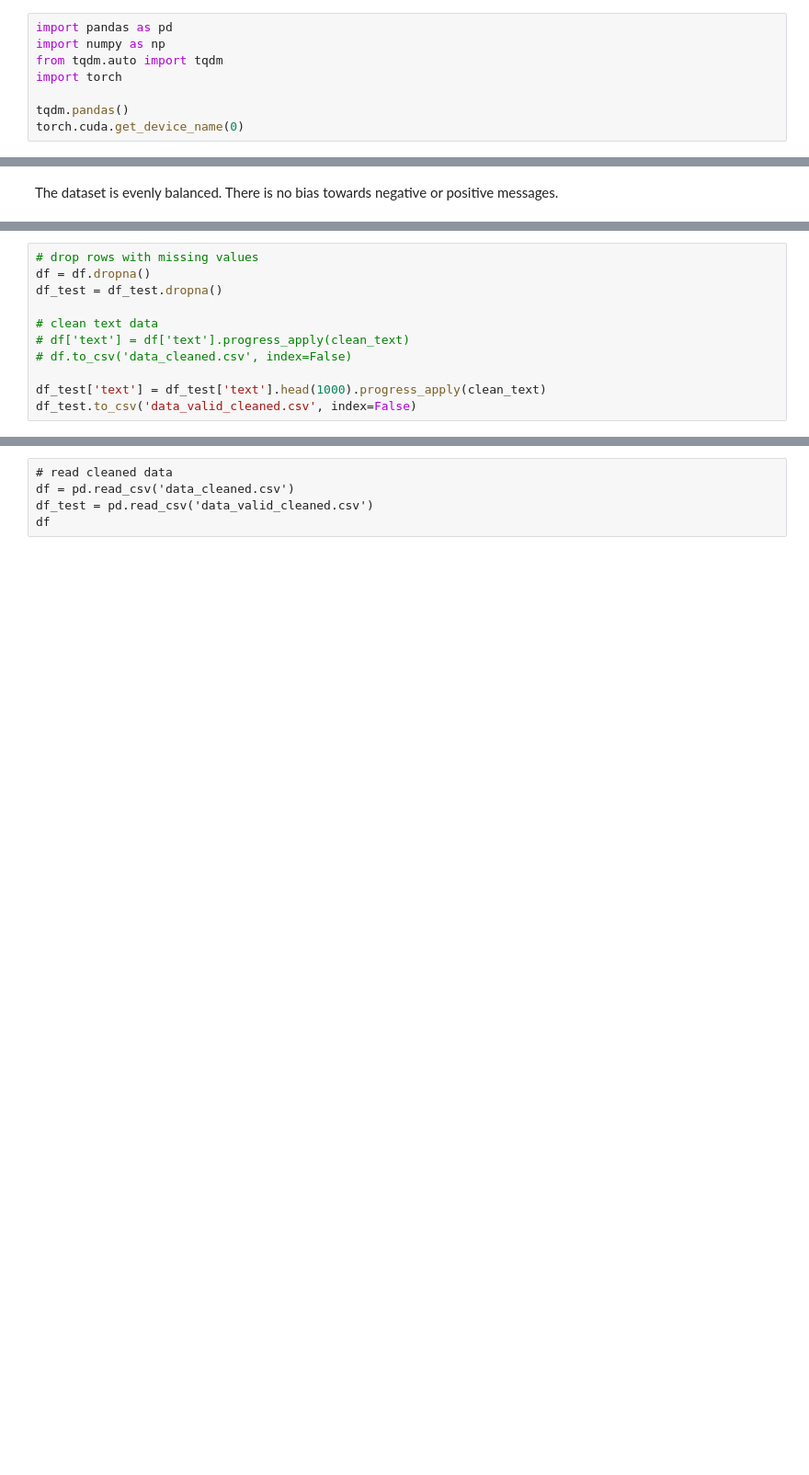
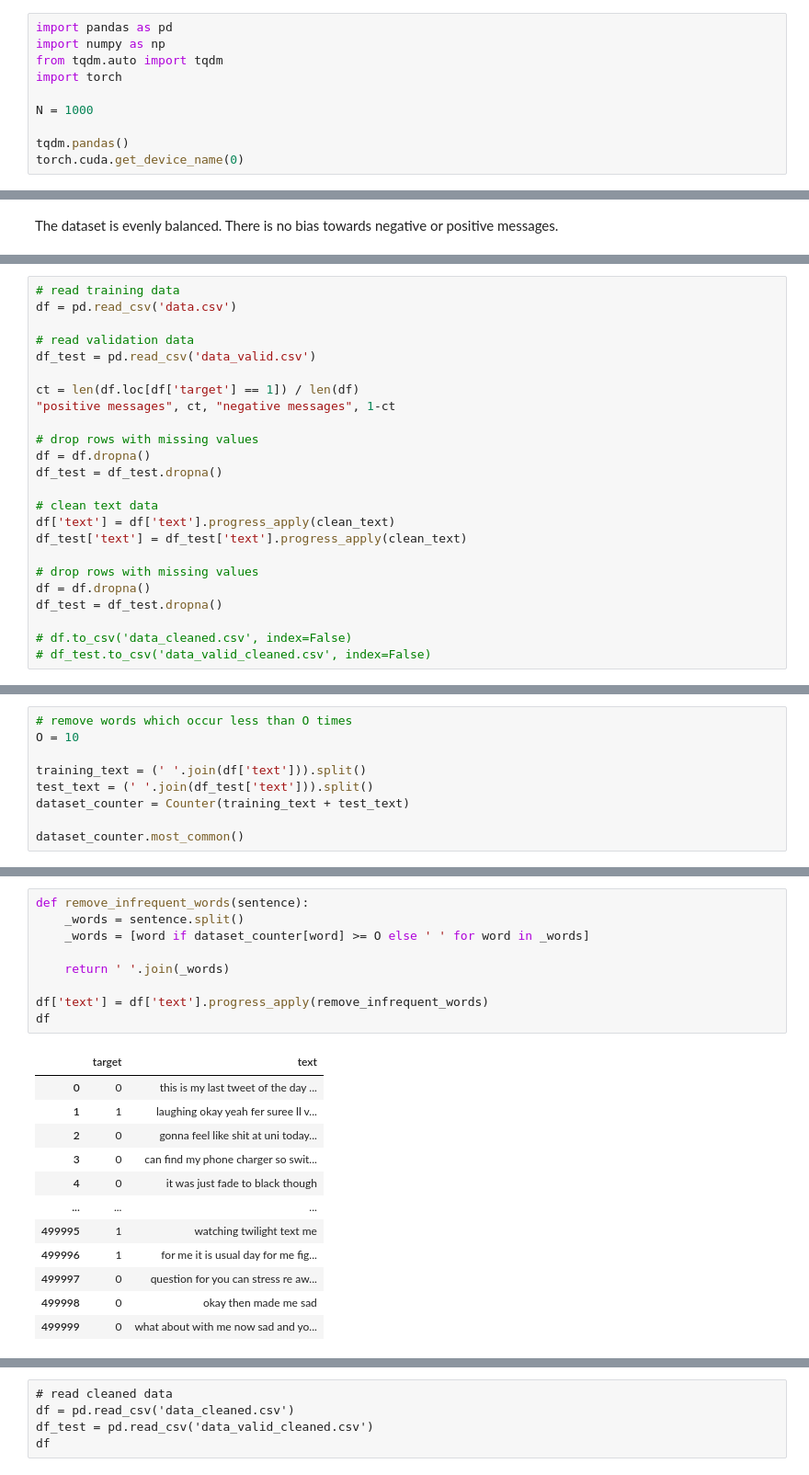
Before and after one commit to HerrMotz/AGDML-Lab, a Jupyter notebook: 0_Final/0_Final.ipynb, the cells around one changed output, grey strips where cells are left out. Shown at 92% size. Cells and saved outputs as stored; diff of their text form; blank space fills up the shorter version.

Commit message:
cleaning up the code and add word frequency filter

```diff
--- a/0_Final/0_Final.ipynb
+++ b/0_Final/0_Final.ipynb
@@ -12,6 +12,8 @@ import numpy as np
 from tqdm.auto import tqdm
 import torch
 
+N = 1000
+
 tqdm.pandas()
 torch.cuda.get_device_name(0)
 # %% [output]
@@ -138,11 +167,24 @@ def clean_text(text):
 # %%
+# read training data
+df = pd.read_csv('data.csv')
+
+# read validation data
+df_test = pd.read_csv('data_valid.csv')
+
+ct = len(df.loc[df['target'] == 1]) / len(df)
+"positive messages", ct, "negative messages", 1-ct
+
 # drop rows with missing values
 df = df.dropna()
 df_test = df_test.dropna()
 
 # clean text data
-# df['text'] = df['text'].progress_apply(clean_text)
+df['text'] = df['text'].progress_apply(clean_text)
+df_test['text'] = df_test['text'].progress_apply(clean_text)
+
+# drop rows with missing values
+df = df.dropna()
+df_test = df_test.dropna()
+
 # df.to_csv('data_cleaned.csv', index=False)
-
-df_test['text'] = df_test['text'].head(1000).progress_apply(clean_text)
-df_test.to_csv('data_valid_cleaned.csv', index=False)
+# df_test.to_csv('data_valid_cleaned.csv', index=False)
@@ -152,0 +191,9 @@ clean_text("can't find my phone charger.. So I'm switching my service over to my
+# %%
+# remove words which occur less than O times
+O = 10
+
+training_text = (' '.join(df['text'])).split()
+test_text = (' '.join(df_test['text'])).split()
+dataset_counter = Counter(training_text + test_text)
+
+dataset_counter.most_common()
@@ -152,0 +218,22 @@ clean_text("can't find my phone charger.. So I'm switching my service over to my
+# %%
+def remove_infrequent_words(sentence):
+    _words = sentence.split()
+    _words = [word if dataset_counter[word] >= O else ' ' for word in _words]
+
+    return ' '.join(_words)
+
+df['text'] = df['text'].progress_apply(remove_infrequent_words)
+df
+# %% [output]
+|  | target | text |
+| 0 | 0 | this is my last tweet of the day ... |
+| 1 | 1 | laughing okay yeah fer suree ll v... |
+| 2 | 0 | gonna feel like shit at uni today... |
+| 3 | 0 | can find my phone charger so swit... |
+| 4 | 0 | it was just fade to black though |
+| ... | ... | ... |
+| 499995 | 1 | watching twilight text me |
+| 499996 | 1 | for me it is usual day for me fig... |
+| 499997 | 0 | question for you can stress re aw... |
+| 499998 | 0 | okay then made me sad |
+| 499999 | 0 | what about with me now sad and yo... |
```
Also changed, not shown: parts of 17 cells of this notebook.
